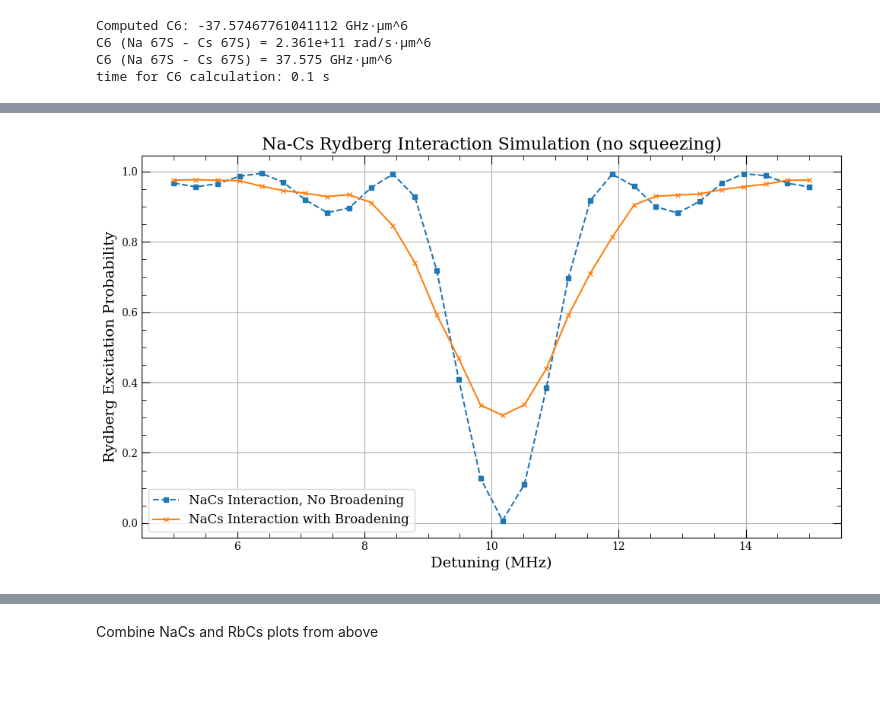
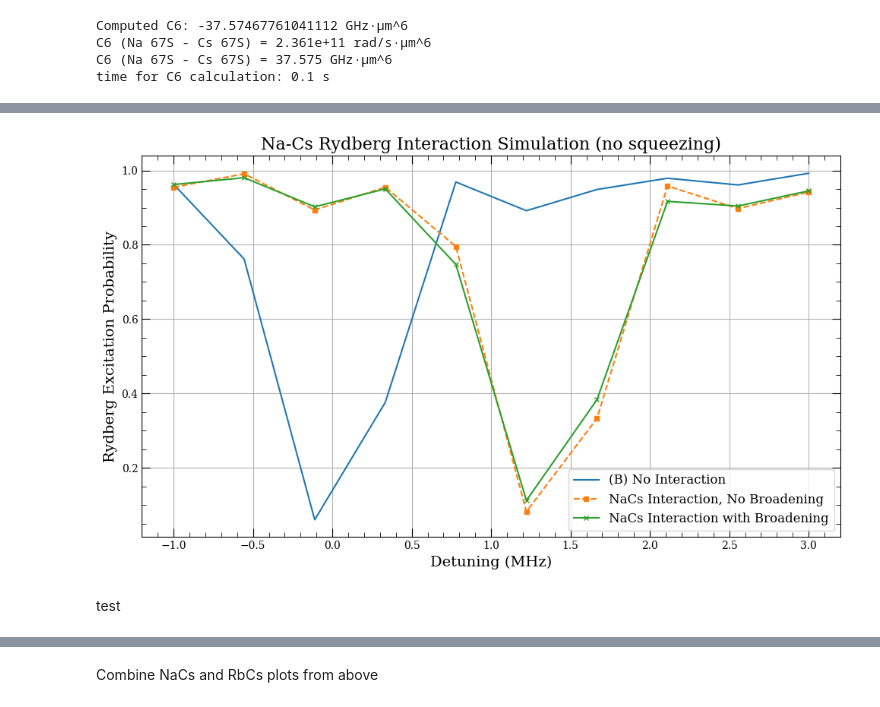
Before and after one commit to Lopez-Santi/RbCs-simulations, a Jupyter notebook: two atom rydberg interaction/RbCs_interaction.ipynb, the cells around one changed output, grey strips where cells are left out. Saved outputs shown, nothing was run; the diff lists cells and outputs as text; code cells hidden in the pictures; blank space fills up the shorter version.

Commit message:
some small changes to plots

```diff
--- a/two atom rydberg interaction/RbCs_interaction.ipynb
+++ b/two atom rydberg interaction/RbCs_interaction.ipynb
@@ -271,45 +271,45 @@ cfg = ExperimentConfig(
 
     # n_atom2 = 67,  # Cs Rydberg n
 
-    R_mean_um = 5.0 * pixel_to_um,  # mean interatomic distance in microns
+    R_mean_um = 5.5 * pixel_to_um,  # mean interatomic distance in microns
     R_axis_um = (1.0, 0.0, 0.0),  # along x-axis
-    OMEGA_atom1_Hz = (1)*1e6,  # Rb Rabi frequency (Hz)
+    OMEGA_atom1_Hz = (0.5)*1e6,  # Rb Rabi frequency (Hz)
     OMEGA_atom2_Hz = 0,  # Cs Rabi frequency (Hz) [no Cs drive] - just prepare Cs in Rydberg
-    t_pi_atom2_us = 1 / (2*1e6) * 1e6, # time to do pi pulse on atom2 (us)
+    t_pi_atom2_us = 1 / (2*0.5e6) * 1e6, # time to do pi pulse on atom2 (us)
 
-    Delta_scan_Hz = np.linspace(5, 15, 30) * 1e6, # detuning scan range (Hz)
+    Delta_scan_Hz = np.linspace(-1, 3, 10) * 1e6, # detuning scan range (Hz)
 
     # Order: (x, y, z). (radial, radial, axial)
     # These are the *ground-state* trap temps of each tweezer. (uK)
-    # T_uK_atom1 = (2.0, 2.0, 2.0), #(2.0, 2.0, 2.0), # 2.0
-    # T_uK_atom2 = (2.0, 2.0, 2.0), #(1.0, 1.0, 1.0), # 1.0
+    T_uK_atom1 = (2.0, 2.0, 2.0), #(2.0, 2.0, 2.0), # 2.0
+    T_uK_atom2 = (2.0, 2.0, 2.0), #(1.0, 1.0, 1.0), # 1.0
 
     # T_uK_atom1 = (18.0, 18.0, 18.0), #(2.0, 2.0, 2.0), # 2.0
     # T_uK_atom2 = (30.0, 30.0, 30.0), #(1.0, 1.0, 1.0), # 1.0
 
-    T_uK_atom1 = (0.0, 0.0, 0.0), #(2.0, 2.0, 2.0), # 2.0
-    T_uK_atom2 = (0.0, 0.0, 0.0), #(1.0, 1.0, 1.0), # 1.0
+    # T_uK_atom1 = (6.0, 6.0, 6.0), # 2.0
+    # T_uK_atom2 = (6.0, 6.0, 6.0), # 1.0
 
     # These are the *ground-state* trap 20e3 of each tweezer. (loading depth)
     omega_trap_atom1_Hz = (280e3, 280e3, 40e3), # using values from ryan 29Oct
     omega_trap_atom2_Hz = (110e3, 110e3, 20e3),
 
-    load_factor = np.sqrt(1),  # % of trap depth after dropping
+    load_factor = np.sqrt(0.1),  # % of trap depth after dropping
 
     T2_atom1_s = 20e-6, # coherence time for Rb
     T2_atom2_s = 20e-6, # coherence time for Cs
     T1_use_ARC = True, # whether to use ARC lifetimes for T1
 
     broadening = True, # turn on or off broadening
-    N_mc = 200,  # number of Monte Carlo samples per detuning
-    N_steps = 100,  # number of time steps in evolution
+    N_mc = 100,  # number of Monte Carlo samples per detuning
+    N_steps = 20,  # number of time steps in evolution
 
     load_depth_T_atom1 = 380, # uK
     load_depth_T_atom2 = 100, # uK
 
     plot_displacements = False,  # whether to plot displacement histogram
-    simulate_atom1_recapture=True,
-    simulate_atom2_recapture=True,
+    simulate_atom1_recapture=False,
+    simulate_atom2_recapture=False,
 
     squeeze_factor1 = (1.0, 1.0, 1.0),  # atom1 squeezing factor for each axis(1 = no squeezing)
     squeeze_factor2 = (1.0, 1.0, 1.0),  # atom2 squeezing factor for each axis(1 = no squeezing)
@@ -333,9 +333,9 @@ time for C6 calculation: 0.1 s
 # ---------------------------------
 
 # (B) without interaction
-# start_time = time.time()
-# d, P_no = scan_detuning(cfg, c6_rad_um6=c6, interaction_on=False)
-# print(f"time for (B) without interaction: {time.time() - start_time:.1f} s")
+start_time = time.time()
+d, P_no = scan_detuning(cfg, c6_rad_um6=c6, interaction_on=False)
+print(f"time for (B) without interaction: {time.time() - start_time:.1f} s")
 
 # (C) without broadening
 start_time = time.time()
@@ -351,7 +351,7 @@ print("Simulation done.")
 
 # Plotting
 plt.figure(figsize=(10,6))
-# plt.plot(d / 1e6, P_no, '-', label='(B) No Interaction', markersize=5)
+plt.plot(d / 1e6, P_no, '-', label='(B) No Interaction', markersize=5)
 plt.plot(d / 1e6, P_no_broad_NaCs, 's--', label='NaCs Interaction, No Broadening', markersize=5)
 plt.plot(d / 1e6, P_int_NaCs, 'x-', label='NaCs Interaction with Broadening', markersize=5)
 plt.xlabel('Detuning (MHz)', fontsize=14)
@@ -381,2 +381,4 @@ time for (A) with interaction: 10.2 s
 Simulation done.
-[figure, old version]
+[figure, new version]
+# %% [markdown]
+test
```
Also changed, not shown: parts of 3 cells of this notebook, 2 other files.
